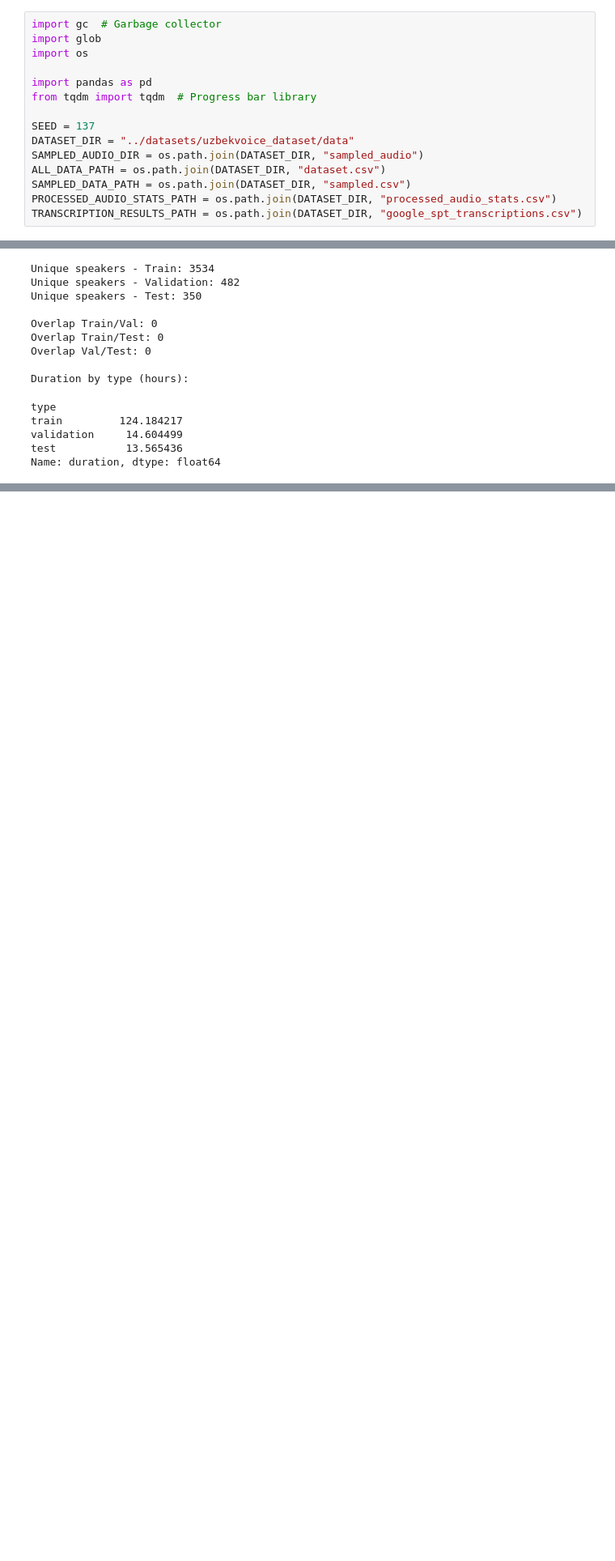
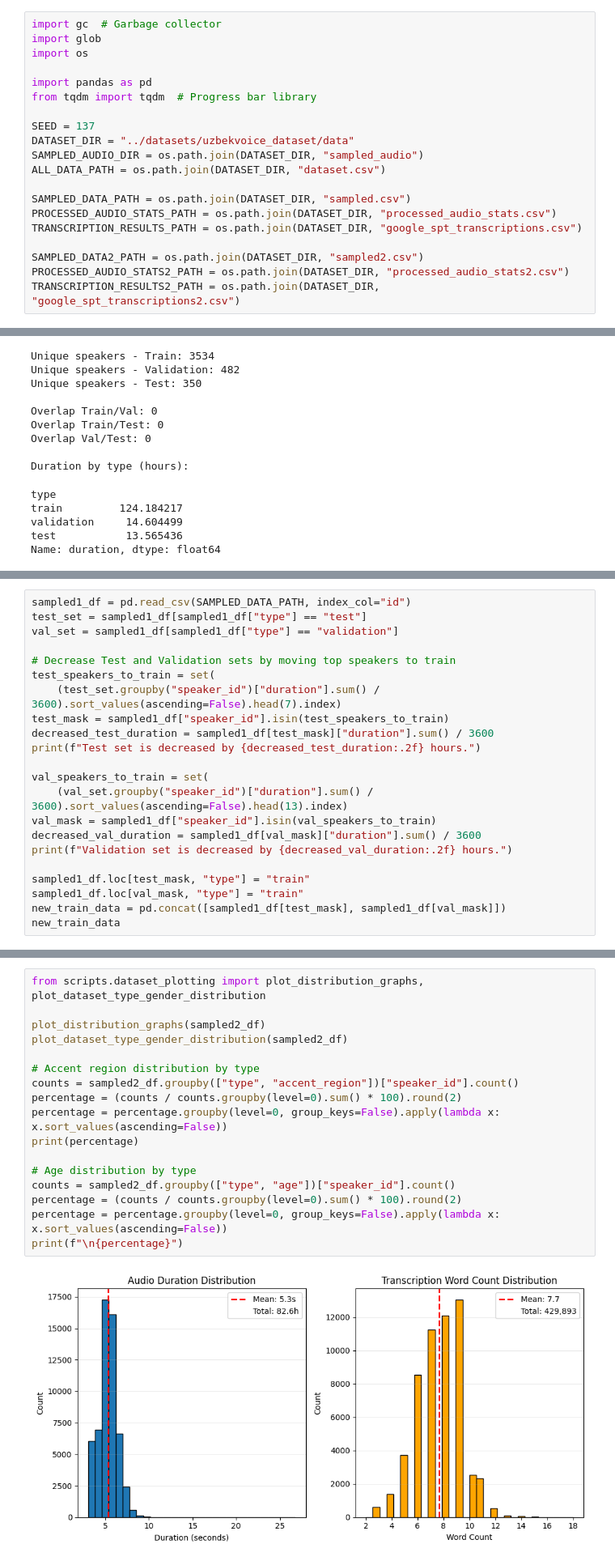
Before and after one commit to HaidarChaito/uzbek-automatic-speech-recognition, a Jupyter notebook: notebooks/6_uzbekvoice_dataset_preparation.ipynb, the cells around one changed output, grey strips where cells are left out. Shown at 81% size. Cells and saved outputs as stored; diff of their text form; blank space fills up the shorter version.

```diff
--- a/notebooks/6_uzbekvoice_dataset_preparation.ipynb
+++ b/notebooks/6_uzbekvoice_dataset_preparation.ipynb
@@ -21,9 +21,14 @@ SEED = 137
 DATASET_DIR = "../datasets/uzbekvoice_dataset/data"
 SAMPLED_AUDIO_DIR = os.path.join(DATASET_DIR, "sampled_audio")
 ALL_DATA_PATH = os.path.join(DATASET_DIR, "dataset.csv")
+
 SAMPLED_DATA_PATH = os.path.join(DATASET_DIR, "sampled.csv")
 PROCESSED_AUDIO_STATS_PATH = os.path.join(DATASET_DIR, "processed_audio_stats.csv")
 TRANSCRIPTION_RESULTS_PATH = os.path.join(DATASET_DIR, "google_spt_transcriptions.csv")
+
+SAMPLED_DATA2_PATH = os.path.join(DATASET_DIR, "sampled2.csv")
+PROCESSED_AUDIO_STATS2_PATH = os.path.join(DATASET_DIR, "processed_audio_stats2.csv")
+TRANSCRIPTION_RESULTS2_PATH = os.path.join(DATASET_DIR, "google_spt_transcriptions2.csv")
 # %% [markdown]
 ### Create csv file with all data and computed statistics
 # %%
@@ -1035,0 +1644,22 @@ Name: speaker_id, dtype: float64
+# %%
+sampled1_df = pd.read_csv(SAMPLED_DATA_PATH, index_col="id")
+test_set = sampled1_df[sampled1_df["type"] == "test"]
+val_set = sampled1_df[sampled1_df["type"] == "validation"]
+
+# Decrease Test and Validation sets by moving top speakers to train
+test_speakers_to_train = set(
+    (test_set.groupby("speaker_id")["duration"].sum() / 3600).sort_values(ascending=False).head(7).index)
+test_mask = sampled1_df["speaker_id"].isin(test_speakers_to_train)
+decreased_test_duration = sampled1_df[test_mask]["duration"].sum() / 3600
+print(f"Test set is decreased by {decreased_test_duration:.2f} hours.")
+
+val_speakers_to_train = set(
+    (val_set.groupby("speaker_id")["duration"].sum() / 3600).sort_values(ascending=False).head(13).index)
+val_mask = sampled1_df["speaker_id"].isin(val_speakers_to_train)
+decreased_val_duration = sampled1_df[val_mask]["duration"].sum() / 3600
+print(f"Validation set is decreased by {decreased_val_duration:.2f} hours.")
+
+sampled1_df.loc[test_mask, "type"] = "train"
+sampled1_df.loc[val_mask, "type"] = "train"
+new_train_data = pd.concat([sampled1_df[test_mask], sampled1_df[val_mask]])
+new_train_data
@@ -1035,0 +1727,19 @@ Name: speaker_id, dtype: float64
+# %%
+from scripts.dataset_plotting import plot_distribution_graphs, plot_dataset_type_gender_distribution
+
+plot_distribution_graphs(sampled2_df)
+plot_dataset_type_gender_distribution(sampled2_df)
+
+# Accent region distribution by type
+counts = sampled2_df.groupby(["type", "accent_region"])["speaker_id"].count()
+percentage = (counts / counts.groupby(level=0).sum() * 100).round(2)
+percentage = percentage.groupby(level=0, group_keys=False).apply(lambda x: x.sort_values(ascending=False))
+print(percentage)
+
+# Age distribution by type
+counts = sampled2_df.groupby(["type", "age"])["speaker_id"].count()
+percentage = (counts / counts.groupby(level=0).sum() * 100).round(2)
+percentage = percentage.groupby(level=0, group_keys=False).apply(lambda x: x.sort_values(ascending=False))
+print(f"\n{percentage}")
+# %% [output]
+[figure, added]
```
Also changed, not shown: parts of 27 cells of this notebook, 6 other files.
